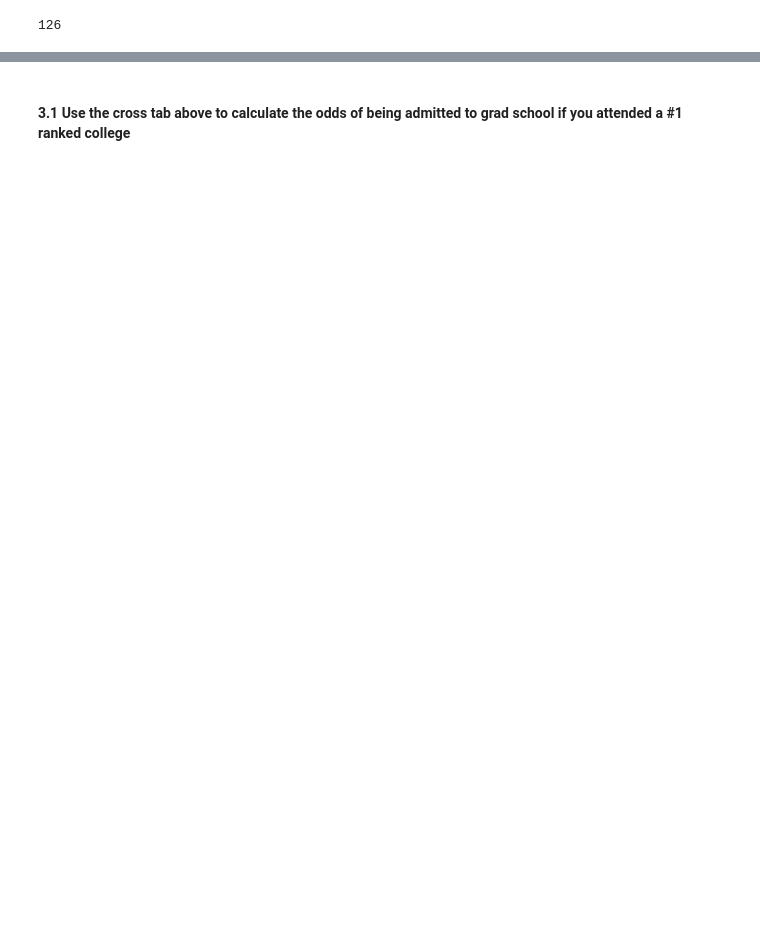
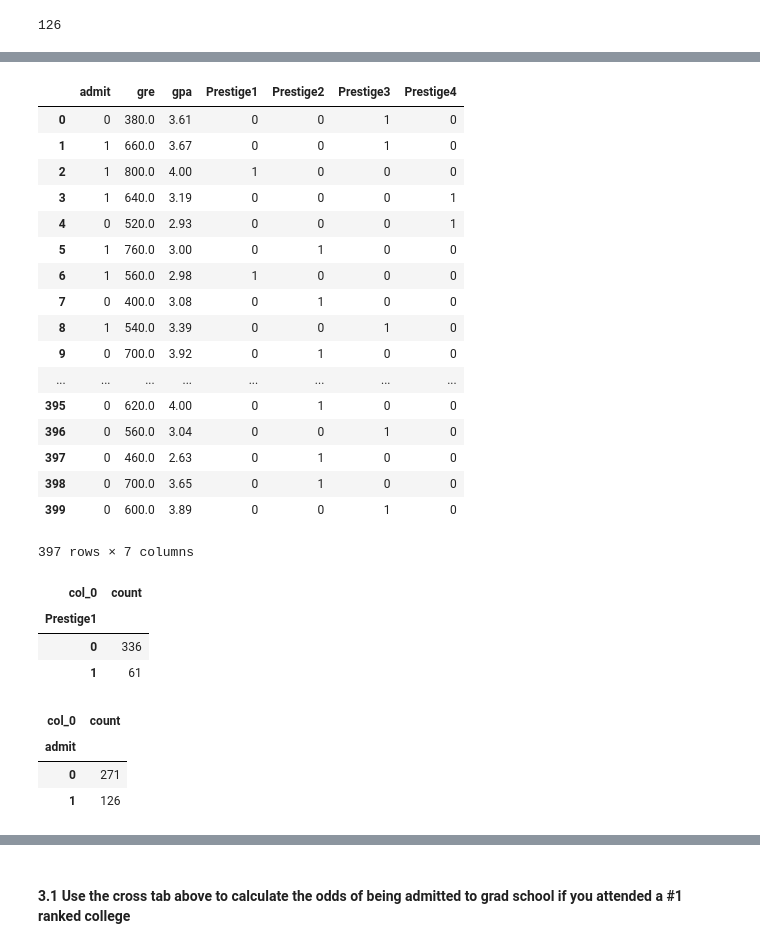
Before and after one commit to YStrano/DataScience_GA, a Jupyter notebook: projects/project_3/starter-code/Project 3 - Yair Strano.ipynb, the cells around one changed output, grey strips where cells are left out. Saved outputs shown, nothing was run; the diff lists cells and outputs as text; code cells hidden in the pictures; blank space fills up the shorter version.

```diff
--- a/projects/project_3/starter-code/Project 3 - Yair Strano.ipynb
+++ b/projects/project_3/starter-code/Project 3 - Yair Strano.ipynb
@@ -128,3 +140,40 @@ comb
+# %%
+handcalc
+# %% [output]
+|  | admit | gre | gpa | Prestige1 | Prestige2 | Prestige3 | Prestige4 |
+| 0 | 0 | 380.0 | 3.61 | 0 | 0 | 1 | 0 |
+| 1 | 1 | 660.0 | 3.67 | 0 | 0 | 1 | 0 |
+| 2 | 1 | 800.0 | 4.00 | 1 | 0 | 0 | 0 |
+| 3 | 1 | 640.0 | 3.19 | 0 | 0 | 0 | 1 |
+| 4 | 0 | 520.0 | 2.93 | 0 | 0 | 0 | 1 |
+| 5 | 1 | 760.0 | 3.00 | 0 | 1 | 0 | 0 |
+| 6 | 1 | 560.0 | 2.98 | 1 | 0 | 0 | 0 |
+| 7 | 0 | 400.0 | 3.08 | 0 | 1 | 0 | 0 |
+| 8 | 1 | 540.0 | 3.39 | 0 | 0 | 1 | 0 |
+| 9 | 0 | 700.0 | 3.92 | 0 | 1 | 0 | 0 |
+| ... | ... | ... | ... | ... | ... | ... | ... |
+| 395 | 0 | 620.0 | 4.00 | 0 | 1 | 0 | 0 |
+| 396 | 0 | 560.0 | 3.04 | 0 | 0 | 1 | 0 |
+| 397 | 0 | 460.0 | 2.63 | 0 | 1 | 0 | 0 |
+| 398 | 0 | 700.0 | 3.65 | 0 | 1 | 0 | 0 |
+| 399 | 0 | 600.0 | 3.89 | 0 | 0 | 1 | 0 |
+397 rows × 7 columns
+# %%
+prestige_1 = pd.crosstab(index=handcalc['Prestige1'], columns='count')
+prestige_1
+# %% [output]
+| col_0 | count |
+| Prestige1 |  |
+| 0 | 336 |
+| 1 | 61 |
+# %%
+prestige_1 = pd.crosstab(index=handcalc['admit'], columns='count')
+prestige_1
+# %% [output]
+| col_0 | count |
+| admit |  |
+| 0 | 271 |
+| 1 | 126 |
 # %%
 # crosstab prestige 1 admission
 # frequency table cutting prestige and whether or not someone was admitted
```
Also changed, not shown: parts of 29 cells of this notebook, 1 other file.
